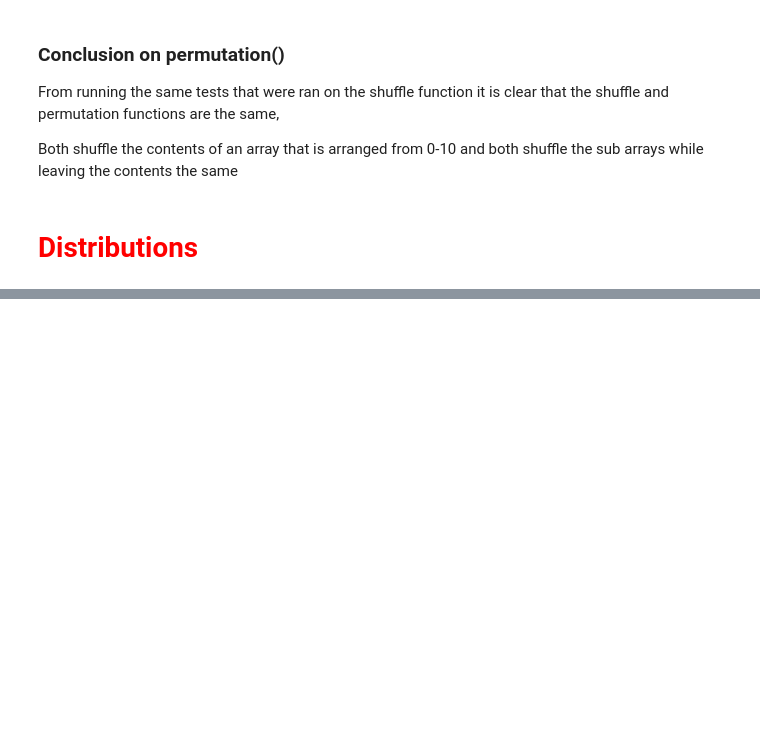
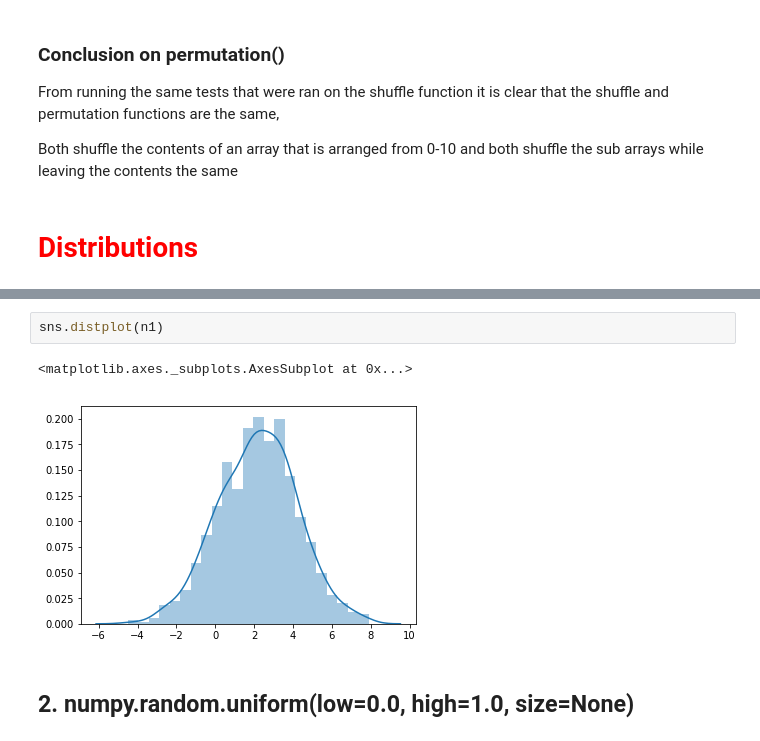
Before and after one commit to EoinStankard/DataAnalysis_Numpy_Assignment, a Jupyter notebook: Numpy-random-assignment.ipynb, the cells around one changed output, grey strips where cells are left out. Saved outputs shown, nothing was run; the diff lists cells and outputs as text; blank space fills up the shorter version.

```diff
--- a/Numpy-random-assignment.ipynb
+++ b/Numpy-random-assignment.ipynb
@@ -389,0 +482,7 @@ Both shuffle the contents of an array that is arranged from 0-10 and both shuffl
+# %%
+sns.distplot(n1)
+# %% [output]
+<matplotlib.axes._subplots.AxesSubplot at 0x...>
+[figure, added]
+# %% [markdown]
+## 2. numpy.random.uniform(low=0.0, high=1.0, size=None)
```
Also changed, not shown: parts of 49 cells of this notebook.
